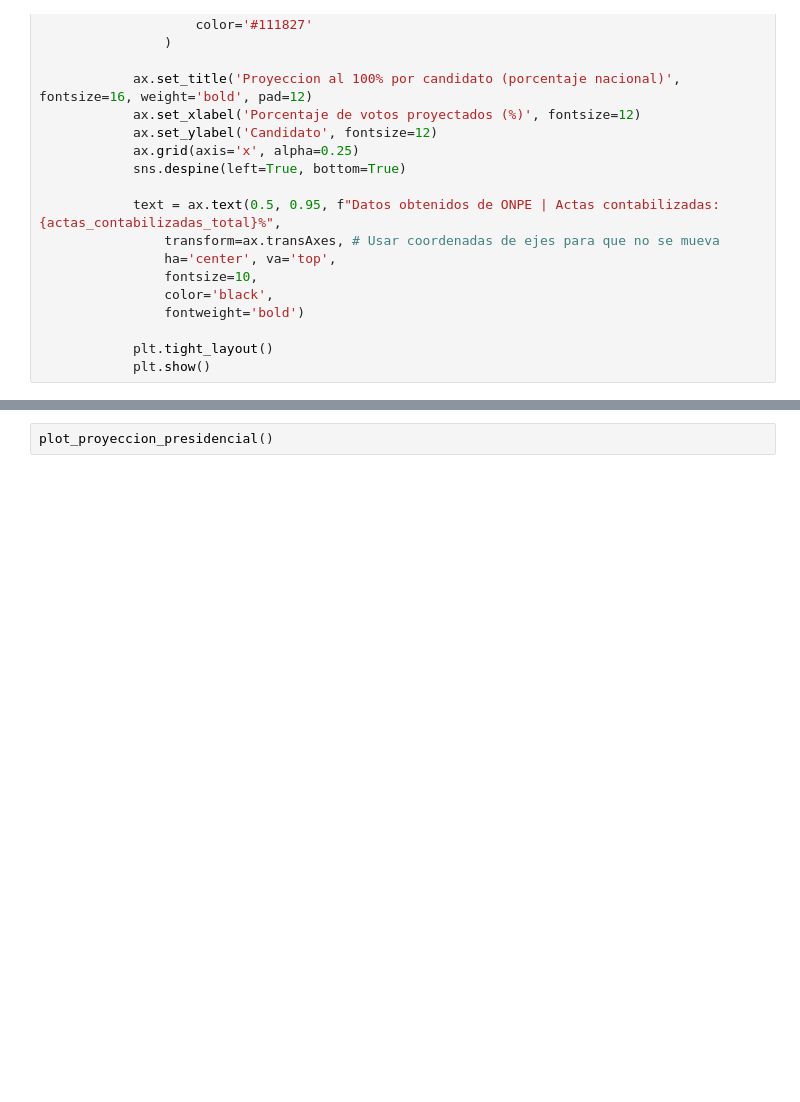
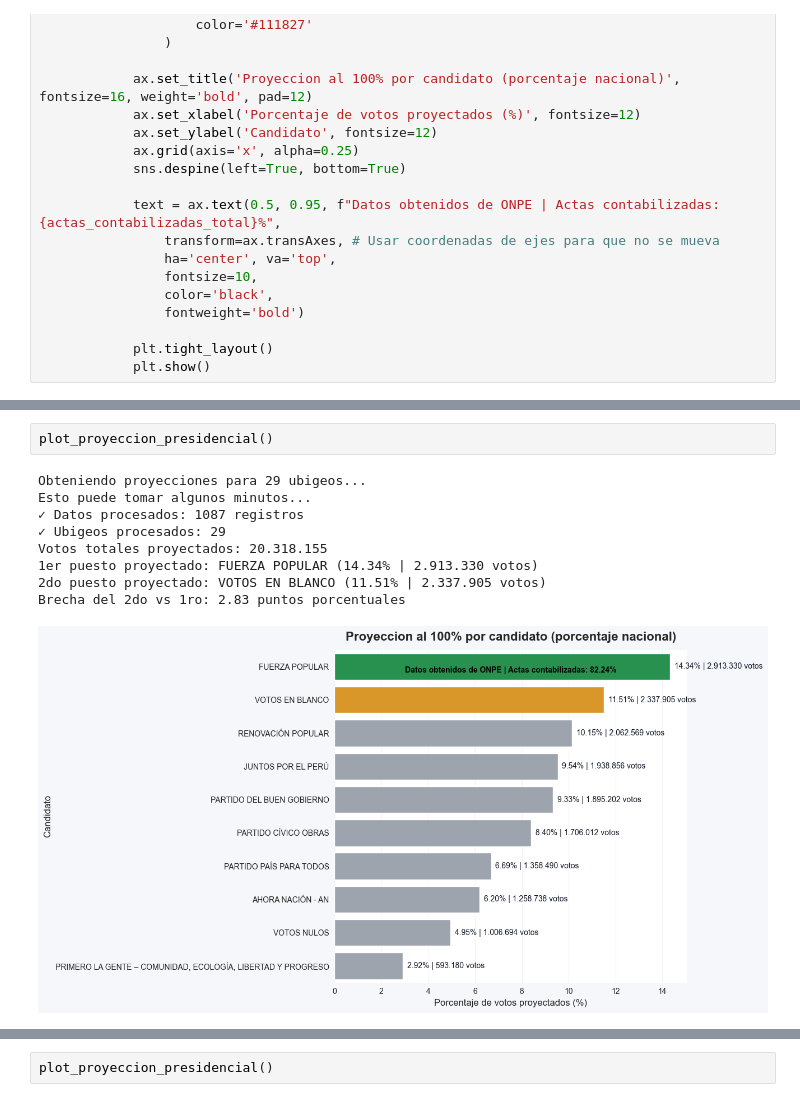
Before and after one commit to SolanoJason/onpe, a Jupyter notebook: test.ipynb, the cells around one changed output, grey strips where cells are left out. Saved outputs shown, nothing was run; the diff lists cells and outputs as text; blank space fills up the shorter version.

```diff
--- a/test.ipynb
+++ b/test.ipynb
@@ -180,0 +193,12 @@ def plot_proyeccion_presidencial():
+# %%
+plot_proyeccion_presidencial()
+# %% [output]
+Obteniendo proyecciones para 29 ubigeos...
+Esto puede tomar algunos minutos...
+✓ Datos procesados: 1087 registros
+✓ Ubigeos procesados: 29
+Votos totales proyectados: 20.318.155
+1er puesto proyectado: FUERZA POPULAR (14.34% | 2.913.330 votos)
+2do puesto proyectado: VOTOS EN BLANCO (11.51% | 2.337.905 votos)
+Brecha del 2do vs 1ro: 2.83 puntos porcentuales
+[figure, added]
```
Also changed, not shown: parts of 3 cells of this notebook, 4 other files.
